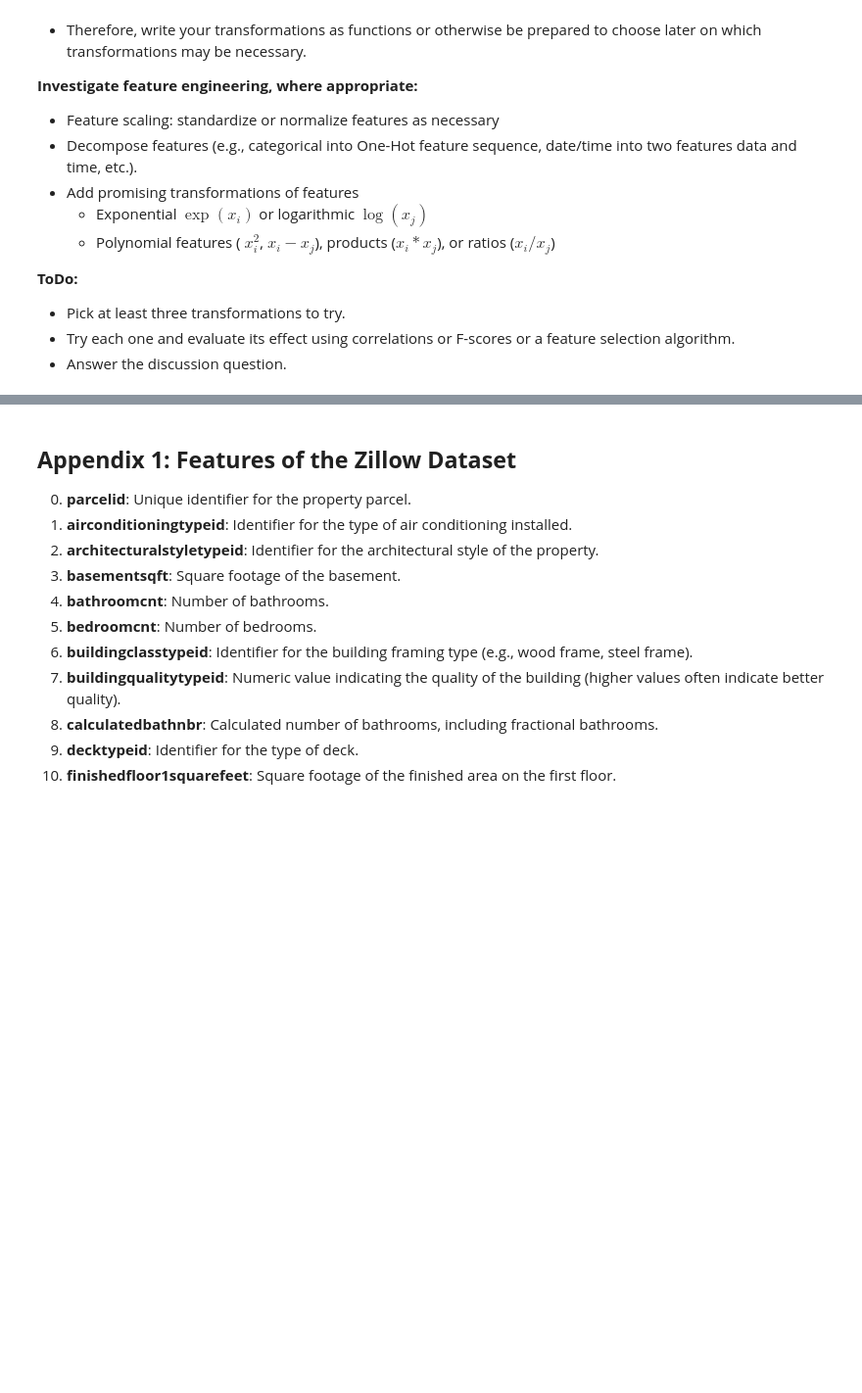
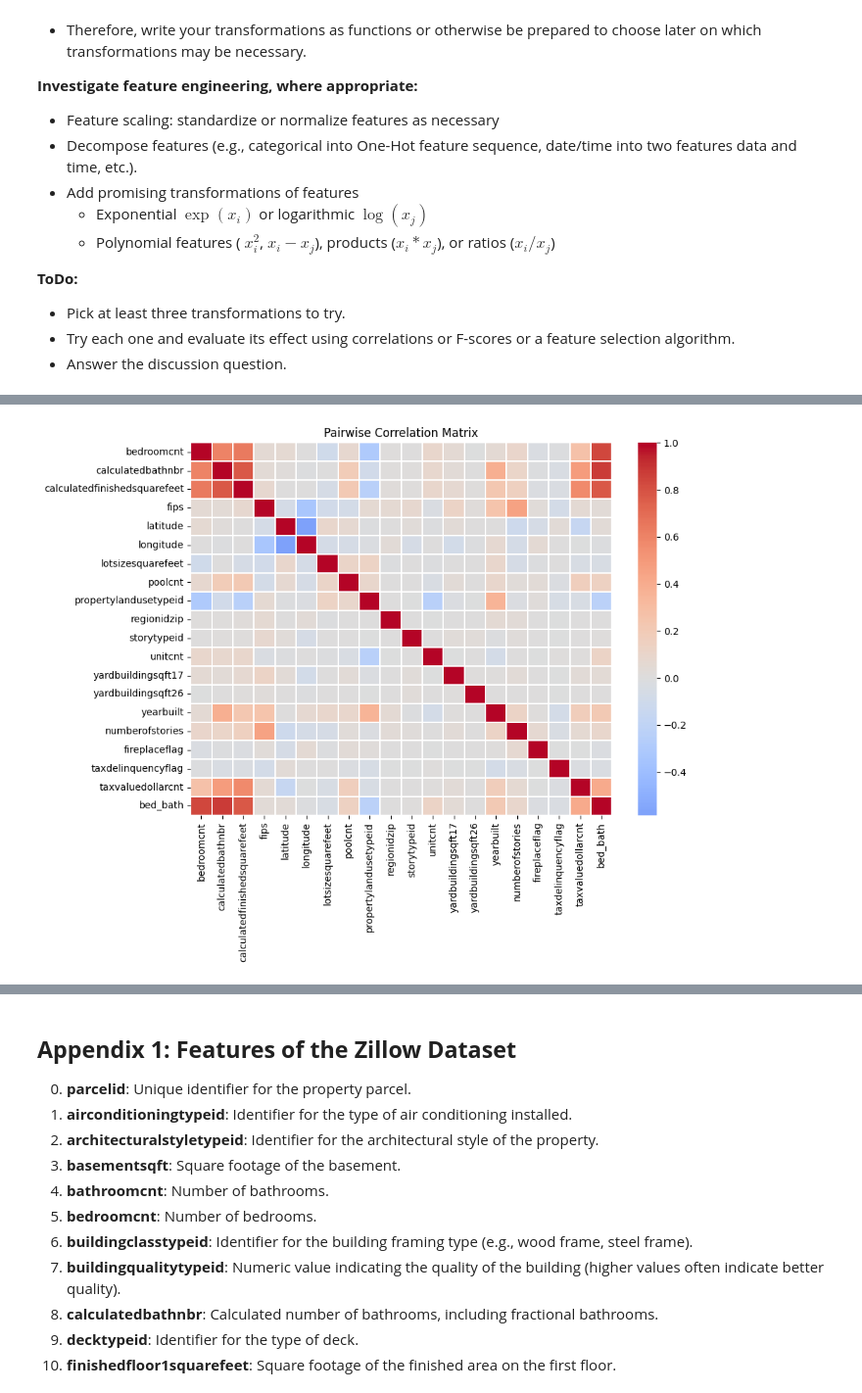
Before and after one commit to kumargaurav-bu-edu/bu_shared_projects, a Jupyter notebook: Milestone_01.ipynb, the cells around one changed output, grey strips where cells are left out. Shown at 98% size. Saved outputs shown, nothing was run; the diff lists cells and outputs as text; code cells hidden in the pictures; blank space fills up the shorter version.

```diff
--- a/Milestone_01.ipynb
+++ b/Milestone_01.ipynb
@@ -1026,0 +1401,83 @@ to choose later on which transformations may be necessary.
+# %%
+## Feature Number 3: Bed*Bath Interaction
+
+df_bedbath = df_feat.copy()
+
+df_bedbath['bed_bath']=df_bedbath['bedroomcnt'] * df_bedbath['calculatedbathnbr']
+
+## Check Effect of Bed*Bath Interaction
+
+corr_matrix = df_bedbath.corr(numeric_only=True)
+
+plt.figure(figsize=(10,8))
+sns.heatmap(corr_matrix, annot=False, cmap="coolwarm", center=0, linewidths=0.3)
+plt.title("Pairwise Correlation Matrix")
+plt.tight_layout()
+plt.show()
+
+# Correlation with the target, sorted
+target_corr = corr_matrix[TARGET].drop(TARGET).sort_values(ascending=False)
+print("Correlation with target:")
+print(target_corr)
+
+#F Stat
+
+X = df_bedbath.drop(columns=[TARGET])
+y = df_bedbath[TARGET]
+
+f_scores, p_values = f_regression(X, y)
+
+f_df = pd.DataFrame({"feature": X.columns, "f_score": f_scores, "p_value": p_values})
+f_df = f_df.sort_values("f_score", ascending=False).reset_index(drop=True)
+
+plt.figure(figsize=(8,6))
+plt.barh(f_df["feature"], f_df["f_score"], color="steelblue")
+plt.xlabel("F-Score")
+plt.title("F-Statistic for All Features vs Target")
+plt.gca().invert_yaxis()
+plt.tight_layout()
+plt.show()
+
+f_df.head(15)
+
+
+#Feature Selection with Bed*Bath
+
+scaler = StandardScaler()
+X_scaled = scaler.fit_transform(X) #z score scaling
+
+estimator = LinearRegression()
+n_select = 8  # TODO: adjust
+
+# Forward selection
+sfs_forward = SequentialFeatureSelector(
+    estimator, n_features_to_select=n_select, direction="forward", cv=3, scoring="neg_mean_squared_error"
+)
+sfs_forward.fit(X_scaled, y)
+forward_features = X.columns[sfs_forward.get_support()].tolist()
+print(f"Forward selection ({n_select}): {forward_features}")
+
+scaler = StandardScaler()
+X_scaled = scaler.fit_transform(X) #z score scaling
+
+estimator = LinearRegression()
+n_select = 8  # TODO: adjust
+
+# Backward selection
+sfs_backward = SequentialFeatureSelector(
+    estimator, n_features_to_select=n_select, direction="backward", cv=3, scoring="r2"
+)
+sfs_backward.fit(X_scaled, y)
+backward_features = X.columns[sfs_backward.get_support()].tolist()
+print(f"Backward selection ({n_select}): {backward_features}")
+
+# Compare the two methods
+common = set(forward_features) & set(backward_features)
+only_forward = set(forward_features) - set(backward_features)
+only_backward = set(backward_features) - set(forward_features)
+
+print(f"Common to both:  {common}")
+print(f"Only forward:    {only_forward}")
+print(f"Only backward:   {only_backward}")
+# %% [output]
+[figure, added]
```
Also changed, not shown: parts of 26 cells of this notebook, 2 other files.
